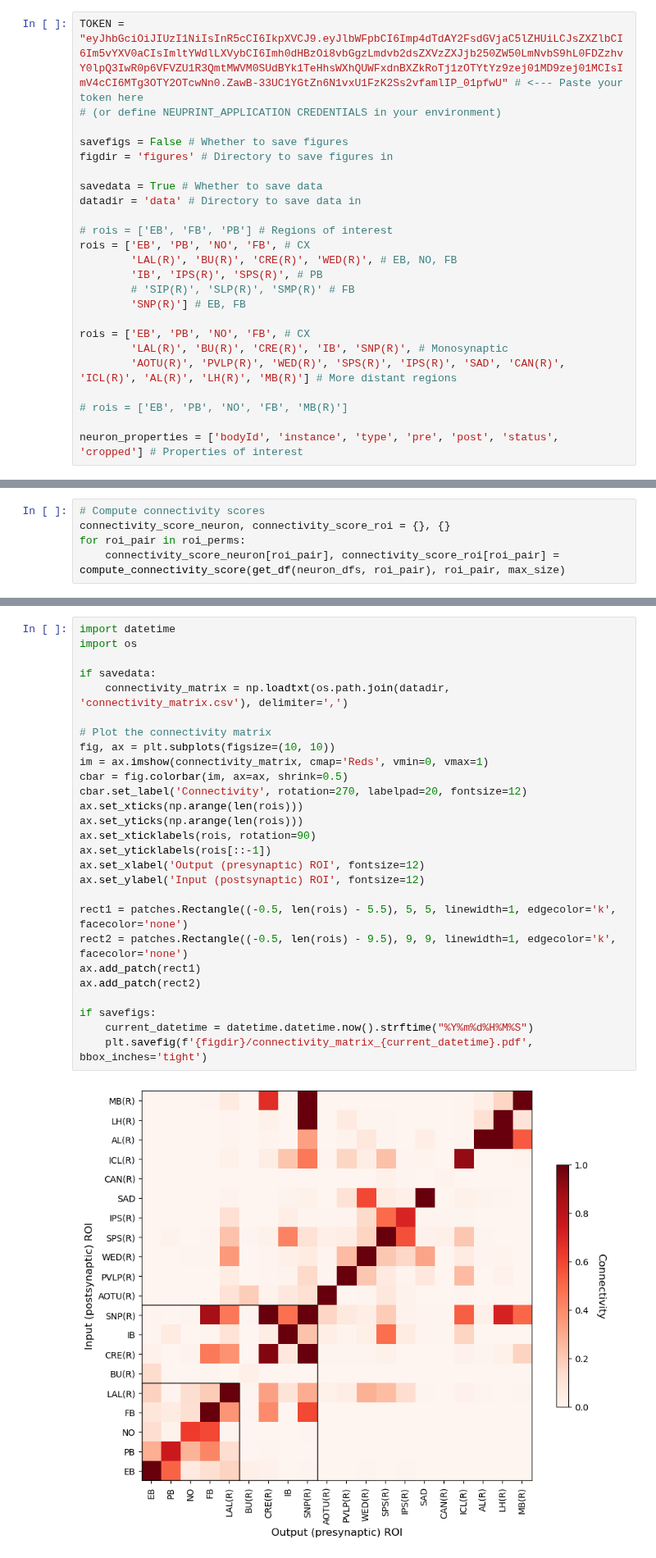
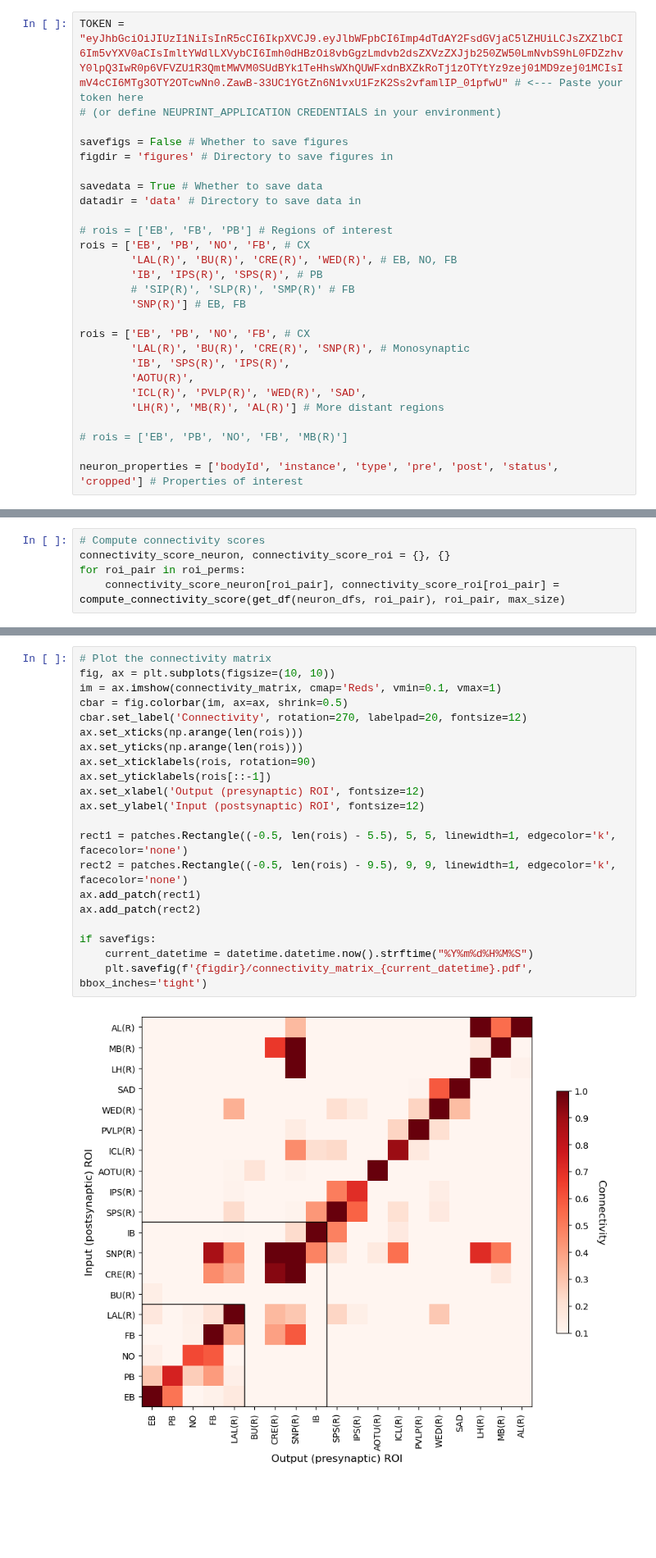
Before and after one commit to CharlesXu-Jingyue/KIBM_Connectomics, a Jupyter notebook: flyConnectome.ipynb, the cells around one changed output, grey strips where cells are left out. Shown at 82% size. Saved outputs shown, nothing was run; the diff lists cells and outputs as text; blank space fills up the shorter version.

Commit message:
0508 figures

```diff
--- a/flyConnectome.ipynb
+++ b/flyConnectome.ipynb
@@ -87,8 +88,11 @@ rois = ['EB', 'PB', 'NO', 'FB', # CX
         'SNP(R)'] # EB, FB
 
 rois = ['EB', 'PB', 'NO', 'FB', # CX
-        'LAL(R)', 'BU(R)', 'CRE(R)', 'IB', 'SNP(R)', # Monosynaptic
-        'AOTU(R)', 'PVLP(R)', 'WED(R)', 'SPS(R)', 'IPS(R)', 'SAD', 'CAN(R)', 'ICL(R)', 'AL(R)', 'LH(R)', 'MB(R)'] # More distant regions
+        'LAL(R)', 'BU(R)', 'CRE(R)', 'SNP(R)', # Monosynaptic
+        'IB', 'SPS(R)', 'IPS(R)',
+        'AOTU(R)',
+        'ICL(R)', 'PVLP(R)', 'WED(R)', 'SAD',
+        'LH(R)', 'MB(R)', 'AL(R)'] # More distant regions
 
 # rois = ['EB', 'PB', 'NO', 'FB', 'MB(R)']
 
@@ -387,30 +396,24 @@ if savedata:
 # %%
-import datetime
-import os
-
-if savedata:
-    connectivity_matrix = np.loadtxt(os.path.join(datadir, 'connectivity_matrix.csv'), delimiter=',')
-
 # Plot the connectivity matrix
 fig, ax = plt.subplots(figsize=(10, 10))
-im = ax.imshow(connectivity_matrix, cmap='Reds', vmin=0, vmax=1)
+im = ax.imshow(connectivity_matrix, cmap='Reds', vmin=0.1, vmax=1)
 cbar = fig.colorbar(im, ax=ax, shrink=0.5)
 cbar.set_label('Connectivity', rotation=270, labelpad=20, fontsize=12)
 ax.set_xticks(np.arange(len(rois)))
 ax.set_yticks(np.arange(len(rois)))
 ax.set_xticklabels(rois, rotation=90)
 ax.set_yticklabels(rois[::-1])
 ax.set_xlabel('Output (presynaptic) ROI', fontsize=12)
 ax.set_ylabel('Input (postsynaptic) ROI', fontsize=12)
 
 rect1 = patches.Rectangle((-0.5, len(rois) - 5.5), 5, 5, linewidth=1, edgecolor='k', facecolor='none')
 rect2 = patches.Rectangle((-0.5, len(rois) - 9.5), 9, 9, linewidth=1, edgecolor='k', facecolor='none')
 ax.add_patch(rect1)
 ax.add_patch(rect2)
 
 if savefigs:
     current_datetime = datetime.datetime.now().strftime("%Y%m%d%H%M%S")
     plt.savefig(f'{figdir}/connectivity_matrix_{current_datetime}.pdf', bbox_inches='tight')
 # %% [output]
-[figure, old version]
+[figure, new version]
 # %%
```
Also changed, not shown: parts of 16 cells of this notebook, 7 other files.
